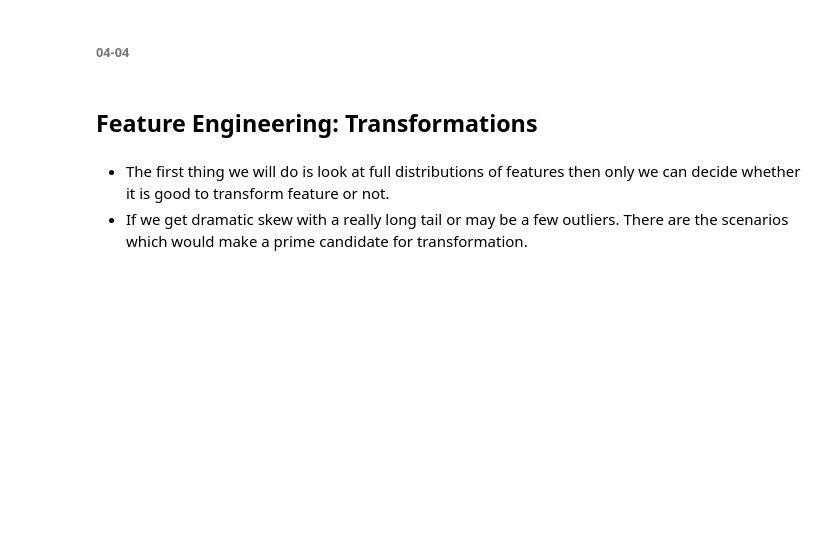
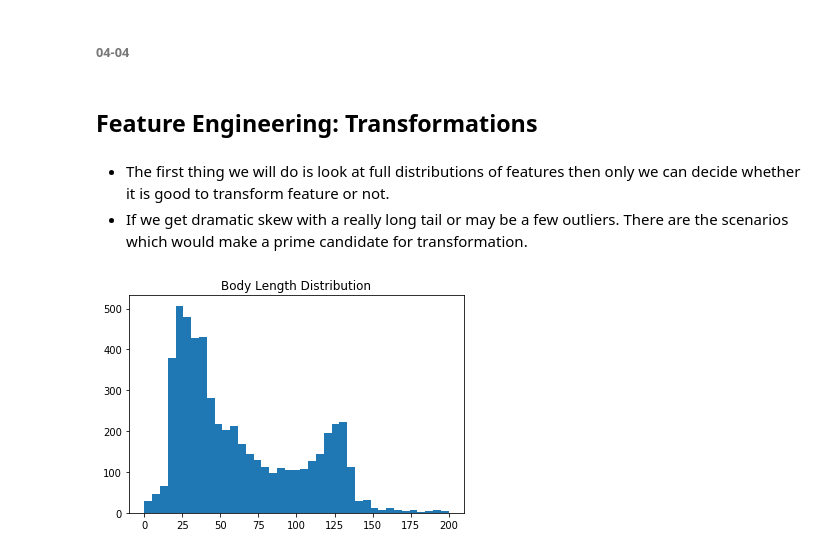
Before and after one commit to panchu93/ML, a Jupyter notebook: handsOn/NLP/NLP-Basics-checkpoint.ipynb, the cells around one changed output. Drawn from its saved outputs; the diff is of its cells as text; code cells hidden in the pictures; blank space fills up the shorter version.

```diff
--- a/handsOn/NLP/NLP-Basics-checkpoint.ipynb
+++ b/handsOn/NLP/NLP-Basics-checkpoint.ipynb
@@ -1145,4 +1145,9 @@ pyplot.show()
 * The first thing we will do is look at full distributions of features then only we can decide whether it is good to transform feature or not.
 * If we get dramatic skew with a really long tail or may be a few outliers. There are the scenarios which would make a prime candidate for transformation.
 # %%
-bins = np.linspace(0, 200, 40) # cut points where we want to put bars
+bins = np.linspace(0, 200, 40) # cut points where we want out bins to begin
+pyplot.hist(data['body_len'], bins)
+pyplot.title("Body Length Distribution")
+pyplot.show()
+# %% [output]
+[figure, added]
```
